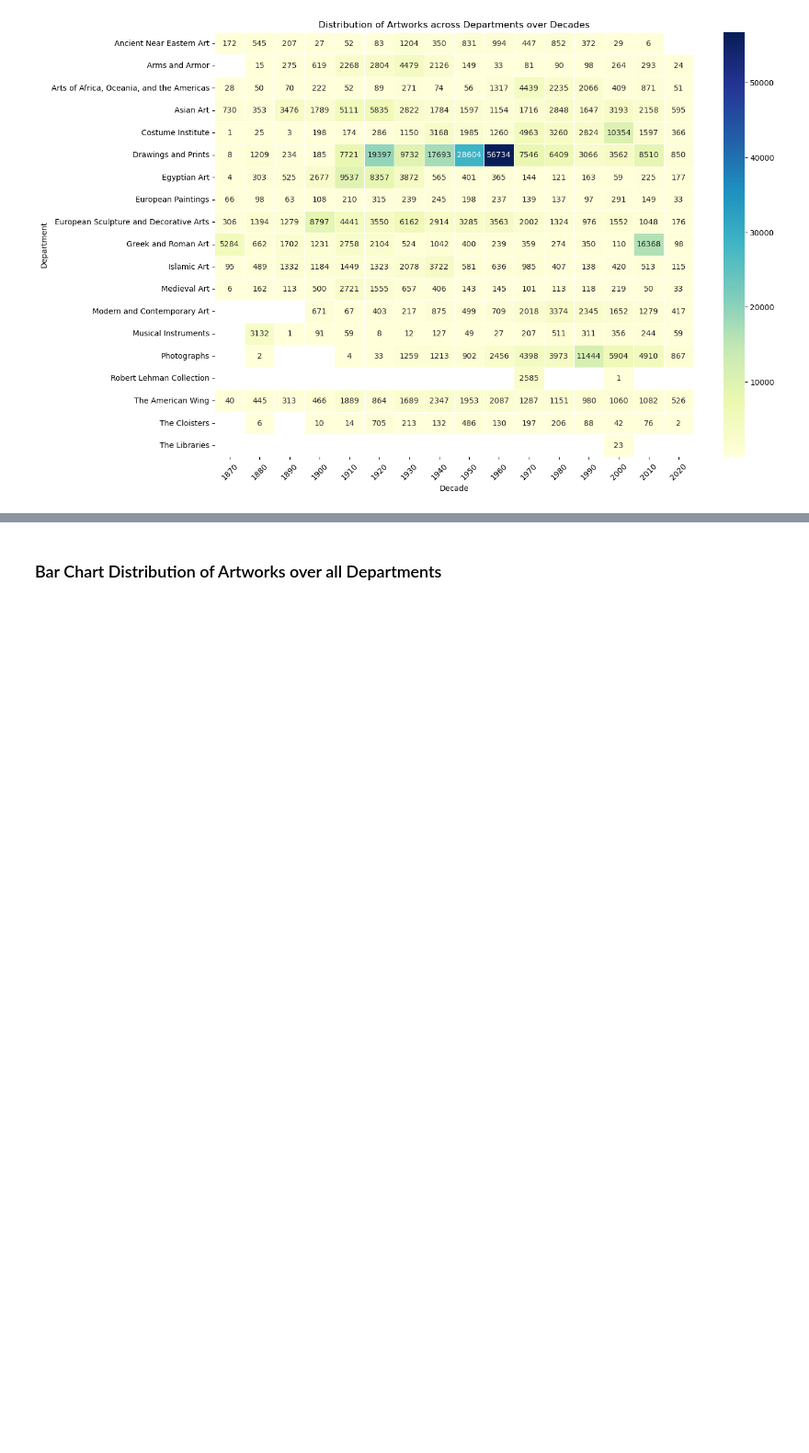
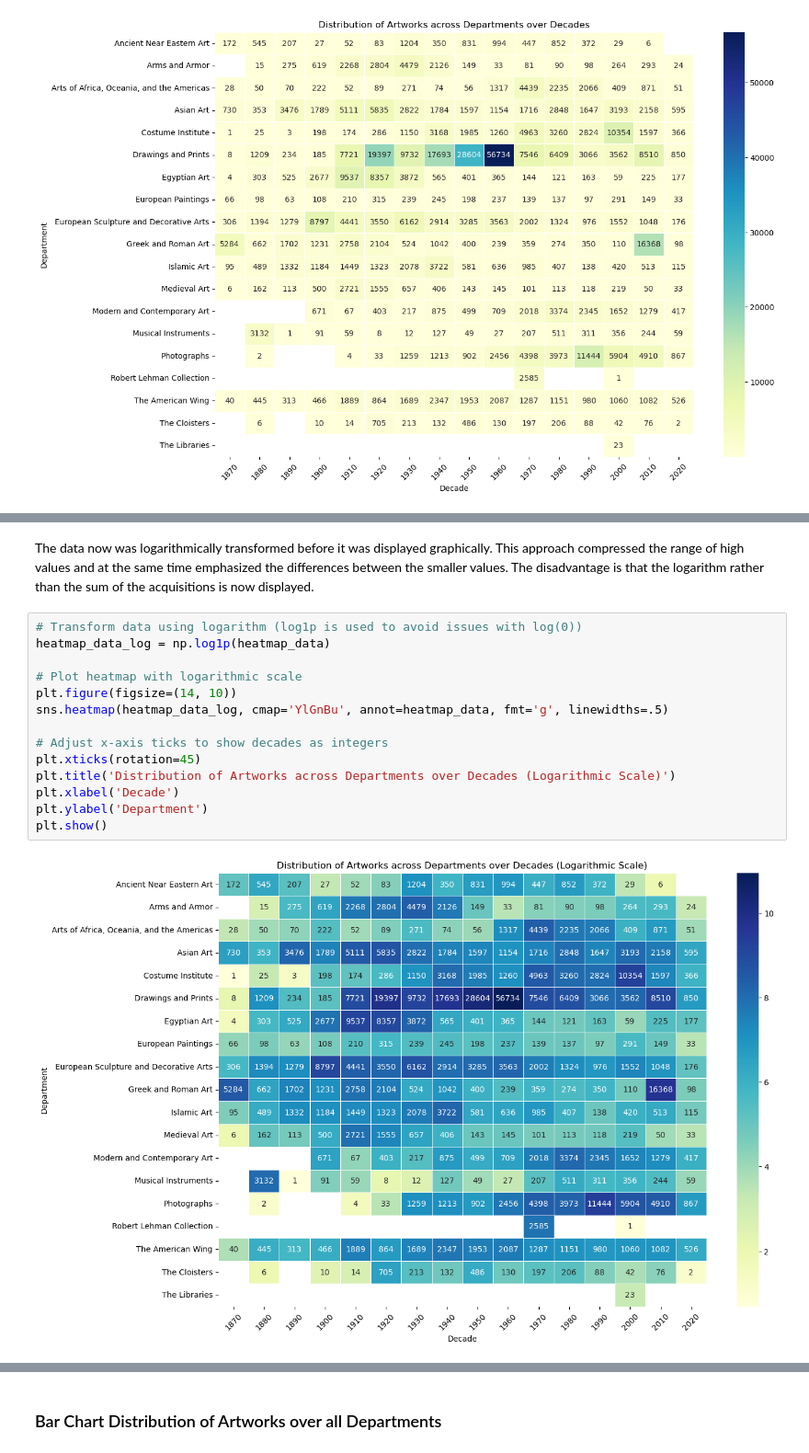
Before and after one commit to len-rtz/DS_Data_Visualization_2024_Lena_P, a Jupyter notebook: DS_Data_Visualization_2024_Lena_P.ipynb, the cells around one changed output, grey strips where cells are left out. Shown at 92% size. Cells and saved outputs as stored; diff of their text form; blank space fills up the shorter version.

```diff
--- a/DS_Data_Visualization_2024_Lena_P.ipynb
+++ b/DS_Data_Visualization_2024_Lena_P.ipynb
@@ -86,0 +107,18 @@ plt.show()
+# %% [markdown]
+The data now was logarithmically transformed before it was displayed graphically. This approach compressed the range of high values and at the same time emphasized the differences between the smaller values. The disadvantage is that the logarithm rather than the sum of the acquisitions is now displayed.
+# %%
+# Transform data using logarithm (log1p is used to avoid issues with log(0))
+heatmap_data_log = np.log1p(heatmap_data)
+
+# Plot heatmap with logarithmic scale
+plt.figure(figsize=(14, 10))
+sns.heatmap(heatmap_data_log, cmap='YlGnBu', annot=heatmap_data, fmt='g', linewidths=.5)
+
+# Adjust x-axis ticks to show decades as integers
+plt.xticks(rotation=45)
+plt.title('Distribution of Artworks across Departments over Decades (Logarithmic Scale)')
+plt.xlabel('Decade')
+plt.ylabel('Department')
+plt.show()
+# %% [output]
+[figure, added]
```
Also changed, not shown: parts of 7 cells of this notebook.
